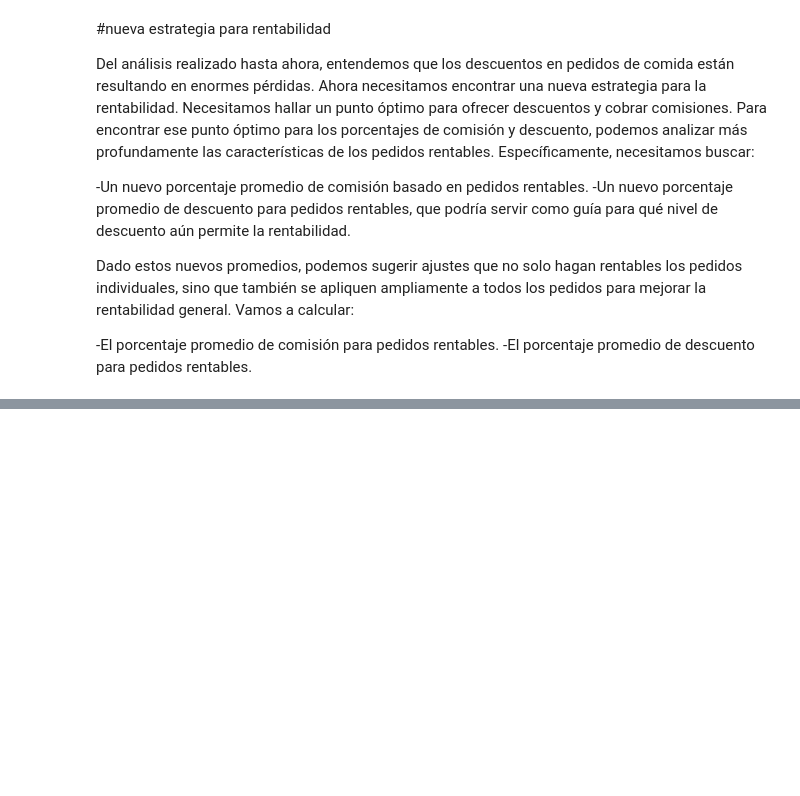
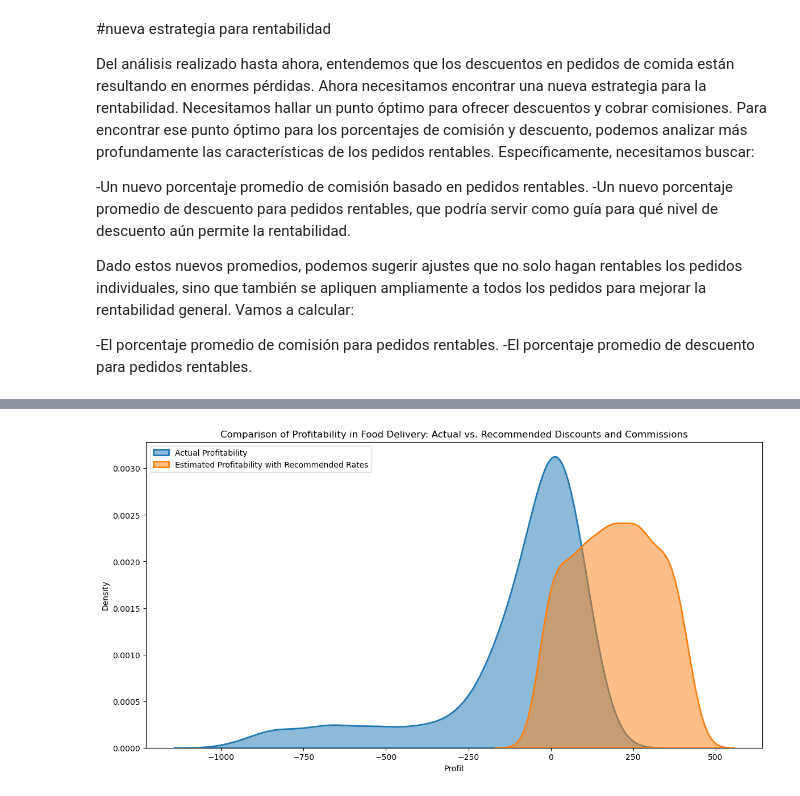
Before and after one commit to JulioPradenas/proyecto-delivery-comida, a Jupyter notebook: delivery comida.ipynb, the cells around one changed output, grey strips where cells are left out. Saved outputs shown, nothing was run; the diff lists cells and outputs as text; code cells hidden in the pictures; blank space fills up the shorter version.

```diff
--- a/delivery comida.ipynb
+++ b/delivery comida.ipynb
@@ -232,0 +237,35 @@ See the caveats in the documentation: https://pandas.pydata.org/pandas-docs/stab
+# %%
+# simulate profitability with recommended discounts and commissions
+recommended_commission_percentage = 30.0  # 30%
+recommended_discount_percentage = 6.0    # 6%
+
+# calculate the simulated commission fee and discount amount using recommended percentages
+pedidos_comida['Simulated Commission Fee'] = pedidos_comida['Order Value'] * (recommended_commission_percentage / 100)
+pedidos_comida['Simulated Discount Amount'] = pedidos_comida['Order Value'] * (recommended_discount_percentage / 100)
+
+# recalculate total costs and profit with simulated values
+pedidos_comida['Simulated Total Costs'] = (pedidos_comida['Delivery Fee'] +
+                                        pedidos_comida['Payment Processing Fee'] +
+                                        pedidos_comida['Simulated Discount Amount'])
+
+pedidos_comida['Simulated Profit'] = (pedidos_comida['Simulated Commission Fee'] -
+                                   pedidos_comida['Simulated Total Costs'])
+
+# visualizing the comparison
+import seaborn as sns
+
+plt.figure(figsize=(14, 7))
+
+# actual profitability
+sns.kdeplot(pedidos_comida['Profit'], label='Actual Profitability', fill=True, alpha=0.5, linewidth=2)
+
+# simulated profitability
+sns.kdeplot(pedidos_comida['Simulated Profit'], label='Estimated Profitability with Recommended Rates', fill=True, alpha=0.5, linewidth=2)
+
+plt.title('Comparison of Profitability in Food Delivery: Actual vs. Recommended Discounts and Commissions')
+plt.xlabel('Profit')
+plt.ylabel('Density')
+plt.legend(loc='upper left')
+plt.show()
+# %% [output]
+[figure, added]
```
Also changed, not shown: parts of 3 cells of this notebook.
